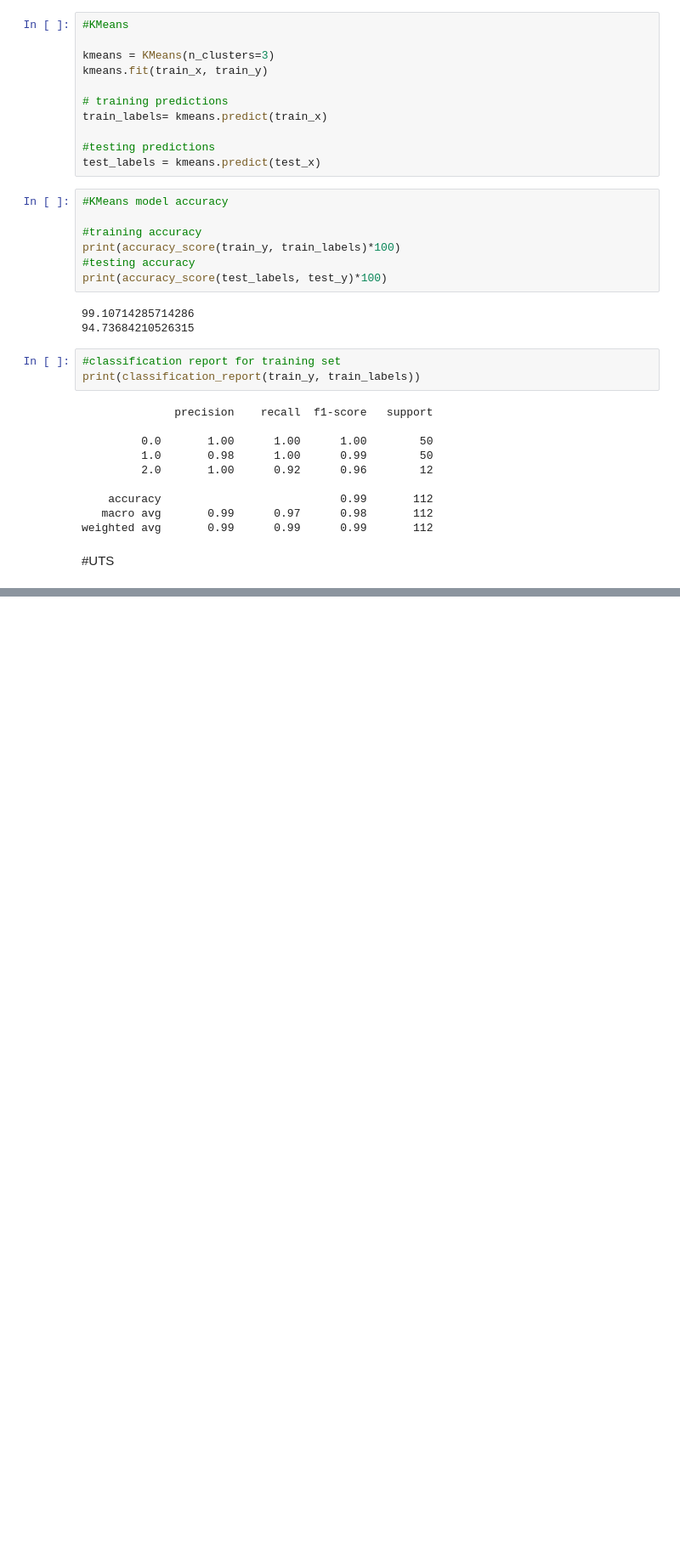
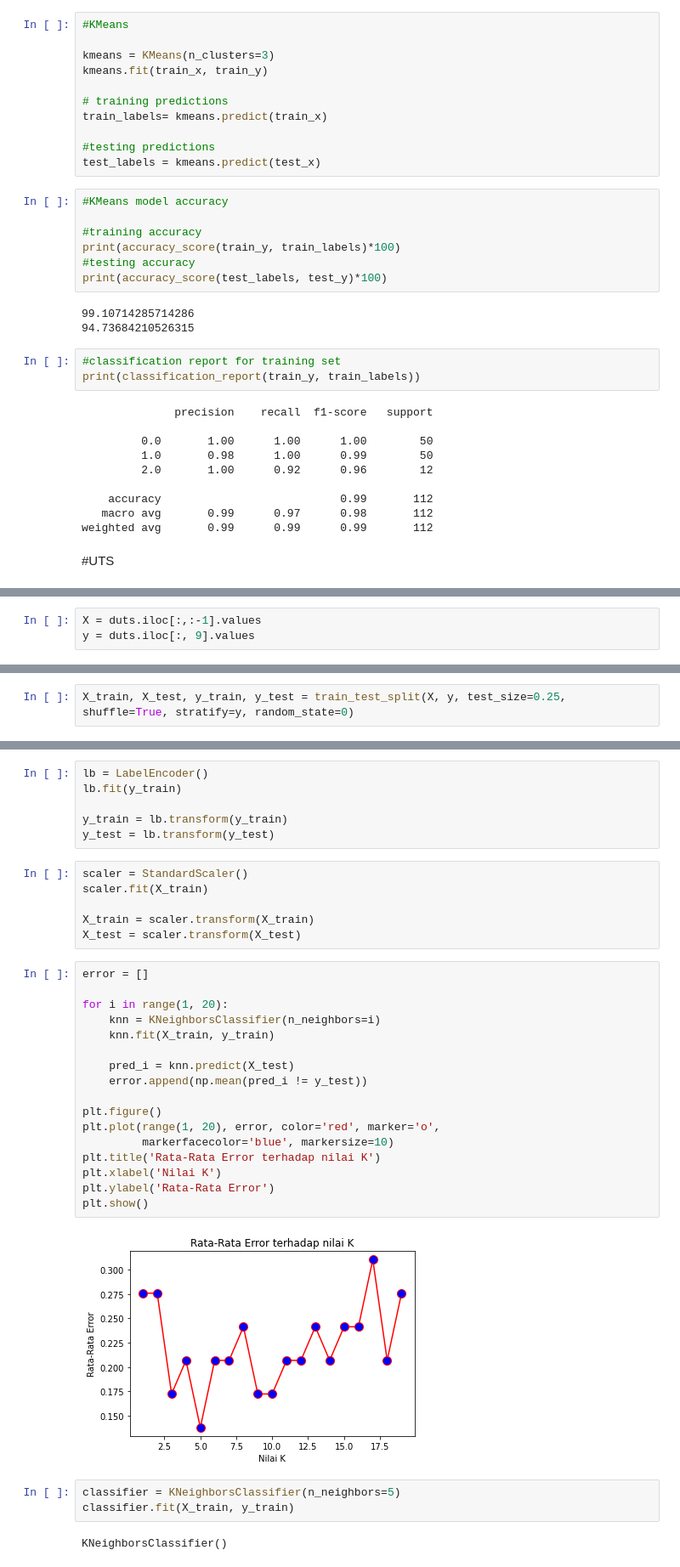
Before and after one commit to EdoHanifauzan/data, a Jupyter notebook: notebooks.ipynb, the cells around one changed output, grey strips where cells are left out. Shown at 85% size. Cells and saved outputs as stored; diff of their text form; blank space fills up the shorter version.

```diff
--- a/notebooks.ipynb
+++ b/notebooks.ipynb
@@ -868,0 +958,3 @@ weighted avg       0.99      0.99      0.99       112
+# %%
+X = duts.iloc[:,:-1].values
+y = duts.iloc[:, 9].values
@@ -868,0 +963,2 @@ weighted avg       0.99      0.99      0.99       112
+# %%
+X_train, X_test, y_train, y_test = train_test_split(X, y, test_size=0.25, shuffle=True, stratify=y, random_state=0)
@@ -868,0 +985,36 @@ weighted avg       0.99      0.99      0.99       112
+# %%
+lb = LabelEncoder()
+lb.fit(y_train)
+
+y_train = lb.transform(y_train)
+y_test = lb.transform(y_test)
+# %%
+scaler = StandardScaler()
+scaler.fit(X_train)
+
+X_train = scaler.transform(X_train)
+X_test = scaler.transform(X_test)
+# %%
+error = []
+
+for i in range(1, 20):
+    knn = KNeighborsClassifier(n_neighbors=i)
+    knn.fit(X_train, y_train)
+
+    pred_i = knn.predict(X_test)
+    error.append(np.mean(pred_i != y_test))
+
+plt.figure()
+plt.plot(range(1, 20), error, color='red', marker='o',
+         markerfacecolor='blue', markersize=10)
+plt.title('Rata-Rata Error terhadap nilai K')
+plt.xlabel('Nilai K')
+plt.ylabel('Rata-Rata Error')
+plt.show()
+# %% [output]
+[figure, added]
+# %%
+classifier = KNeighborsClassifier(n_neighbors=5)
+classifier.fit(X_train, y_train)
+# %% [output]
+KNeighborsClassifier()
```
Also changed, not shown: parts of 37 cells of this notebook.
